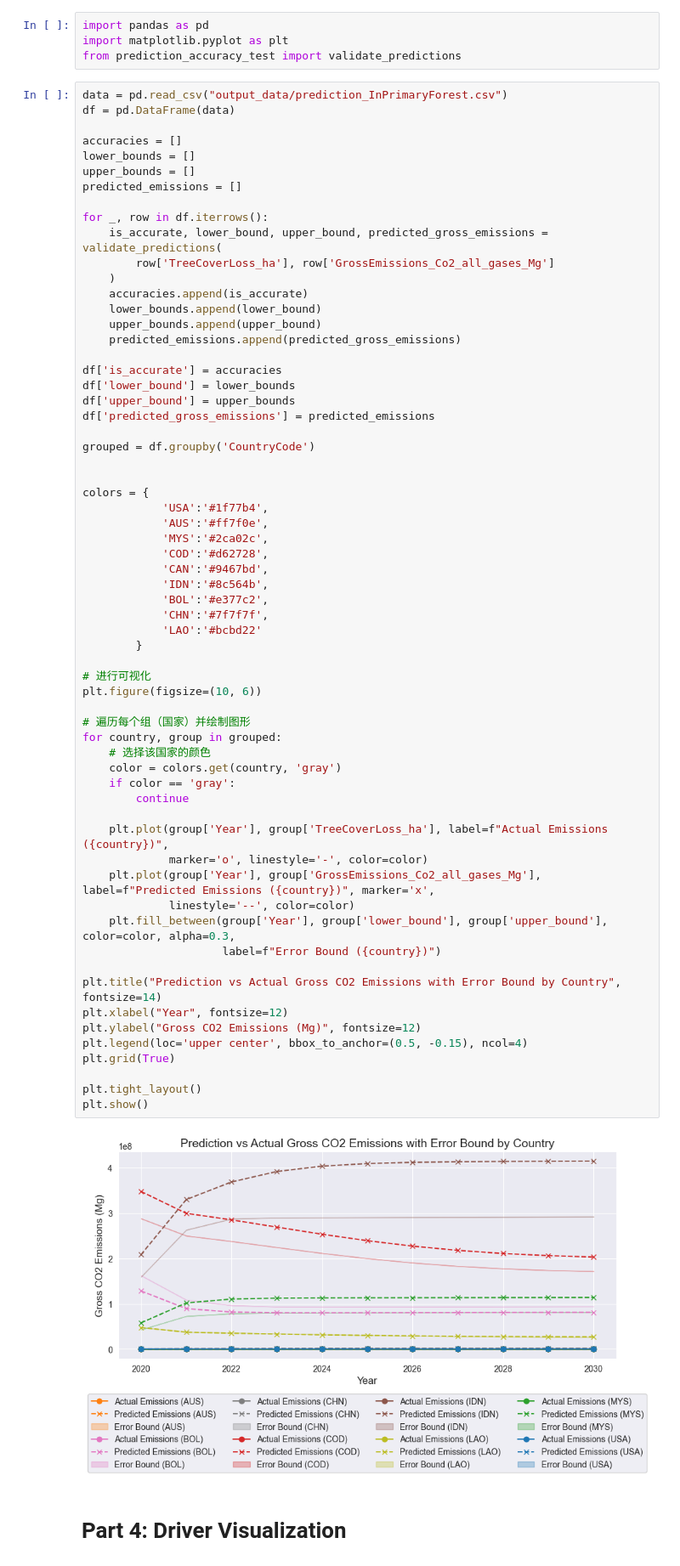
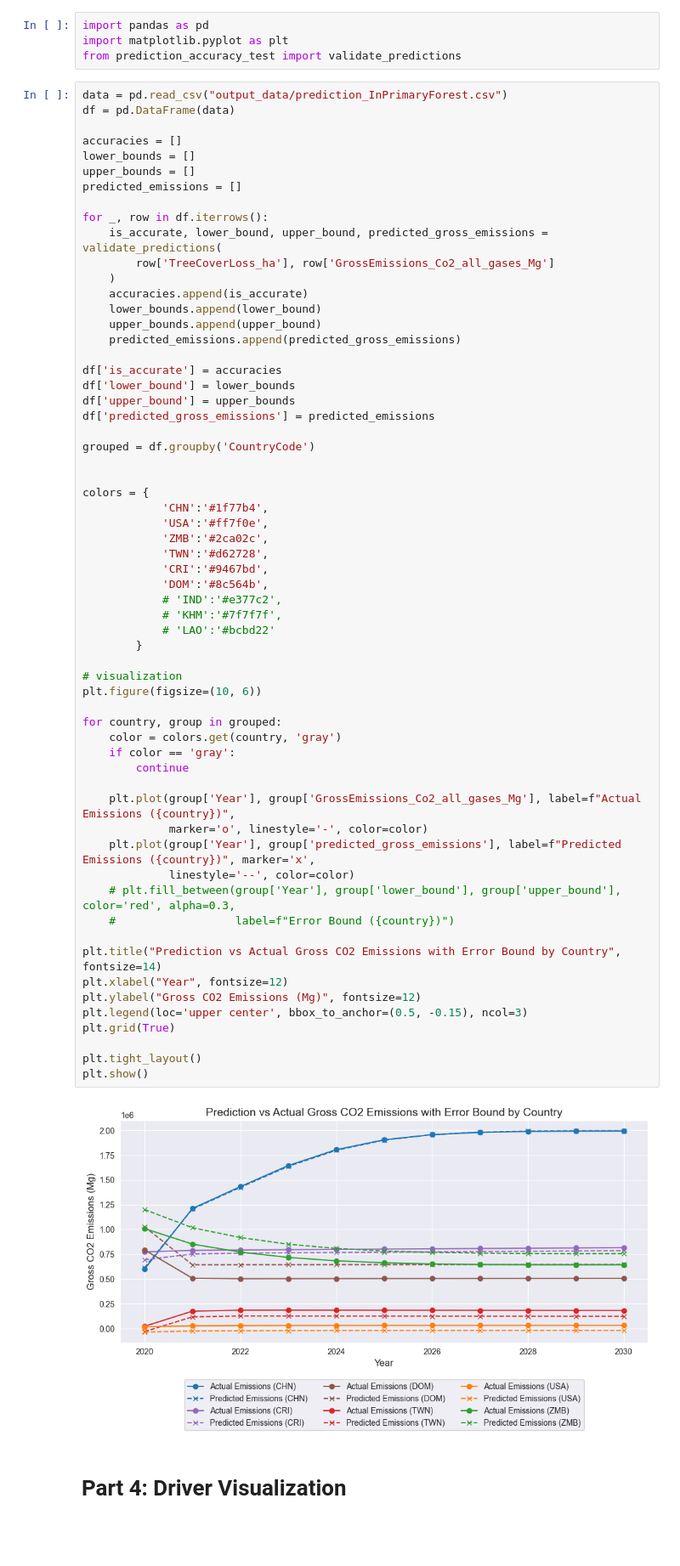
Before and after one commit to XinshuangL/TreeCoverageAnalysis, a Jupyter notebook: visualization.ipynb, the cells around one changed output. Shown at 85% size. Drawn from its saved outputs; the diff is of its cells as text; blank space fills up the shorter version.

Commit message:
Correct some errors of Correlation analysis.

```diff
--- a/visualization.ipynb
+++ b/visualization.ipynb
@@ -276,51 +276,49 @@ for _, row in df.iterrows():
 
 df['is_accurate'] = accuracies
 df['lower_bound'] = lower_bounds
 df['upper_bound'] = upper_bounds
 df['predicted_gross_emissions'] = predicted_emissions
 
 grouped = df.groupby('CountryCode')
 
 
 colors = {
-            'USA':'#1f77b4',
-            'AUS':'#ff7f0e',
-            'MYS':'#2ca02c',
-            'COD':'#d62728',
-            'CAN':'#9467bd',
-            'IDN':'#8c564b',
-            'BOL':'#e377c2',
-            'CHN':'#7f7f7f',
-            'LAO':'#bcbd22'
+            'CHN':'#1f77b4',
+            'USA':'#ff7f0e',
+            'ZMB':'#2ca02c',
+            'TWN':'#d62728',
+            'CRI':'#9467bd',
+            'DOM':'#8c564b',
+            # 'IND':'#e377c2',
+            # 'KHM':'#7f7f7f',
+            # 'LAO':'#bcbd22'
         }
 
-# 进行可视化
+# visualization
 plt.figure(figsize=(10, 6))
 
-# 遍历每个组（国家）并绘制图形
 for country, group in grouped:
-    # 选择该国家的颜色
     color = colors.get(country, 'gray')
     if color == 'gray':
         continue
 
-    plt.plot(group['Year'], group['TreeCoverLoss_ha'], label=f"Actual Emissions ({country})",
+    plt.plot(group['Year'], group['GrossEmissions_Co2_all_gases_Mg'], label=f"Actual Emissions ({country})",
              marker='o', linestyle='-', color=color)
-    plt.plot(group['Year'], group['GrossEmissions_Co2_all_gases_Mg'], label=f"Predicted Emissions ({country})", marker='x',
+    plt.plot(group['Year'], group['predicted_gross_emissions'], label=f"Predicted Emissions ({country})", marker='x',
              linestyle='--', color=color)
-    plt.fill_between(group['Year'], group['lower_bound'], group['upper_bound'], color=color, alpha=0.3,
-                     label=f"Error Bound ({country})")
+    # plt.fill_between(group['Year'], group['lower_bound'], group['upper_bound'], color='red', alpha=0.3,
+    #                  label=f"Error Bound ({country})")
 
 plt.title("Prediction vs Actual Gross CO2 Emissions with Error Bound by Country", fontsize=14)
 plt.xlabel("Year", fontsize=12)
 plt.ylabel("Gross CO2 Emissions (Mg)", fontsize=12)
-plt.legend(loc='upper center', bbox_to_anchor=(0.5, -0.15), ncol=4)
+plt.legend(loc='upper center', bbox_to_anchor=(0.5, -0.15), ncol=3)
 plt.grid(True)
 
 plt.tight_layout()
 plt.show()
 # %% [output]
-[figure, old version]
+[figure, new version]
 # %% [markdown]
 # Part 4: Driver Visualization
 # %%
```
Also changed, not shown: 1 other file.
